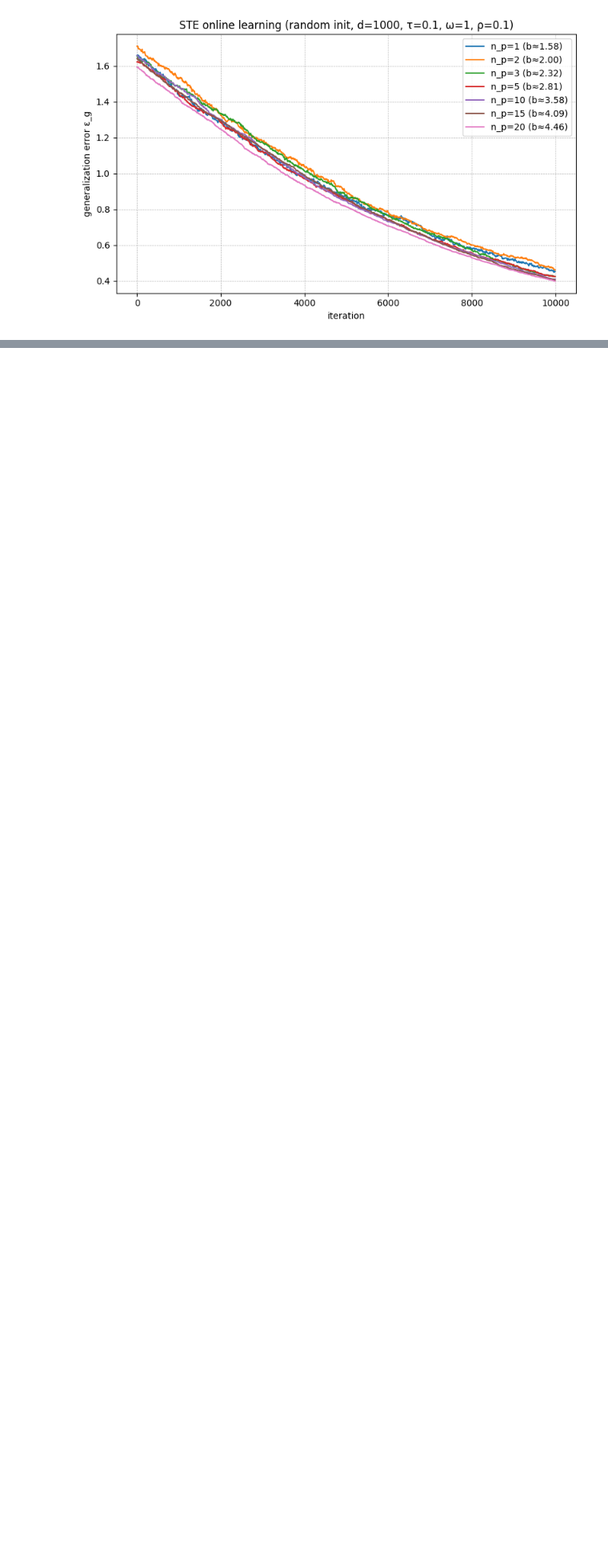
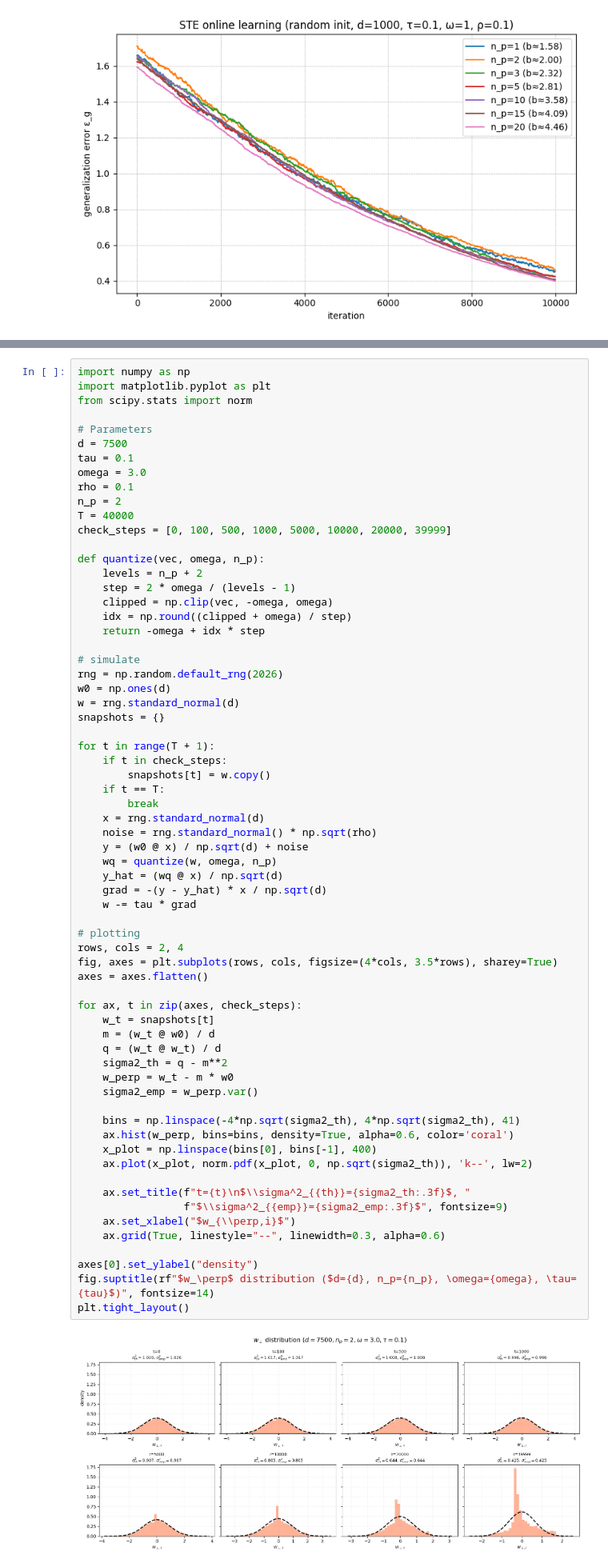
Before and after one commit to Yuma-Ichikawa/statphys-quant, a Jupyter notebook: numerical-experiment.ipynb, the cells around one changed output, grey strips where cells are left out. Shown at 80% size. Saved outputs shown, nothing was run; the diff lists cells and outputs as text; blank space fills up the shorter version.

```diff
--- a/numerical-experiment.ipynb
+++ b/numerical-experiment.ipynb
@@ -314,0 +317,68 @@ plt.show()
+# %%
+import numpy as np
+import matplotlib.pyplot as plt
+from scipy.stats import norm
+
+# Parameters
+d = 7500
+tau = 0.1
+omega = 3.0
+rho = 0.1
+n_p = 2
+T = 40000
+check_steps = [0, 100, 500, 1000, 5000, 10000, 20000, 39999]
+
+def quantize(vec, omega, n_p):
+    levels = n_p + 2
+    step = 2 * omega / (levels - 1)
+    clipped = np.clip(vec, -omega, omega)
+    idx = np.round((clipped + omega) / step)
+    return -omega + idx * step
+
+# simulate
+rng = np.random.default_rng(2026)
+w0 = np.ones(d)
+w = rng.standard_normal(d)
+snapshots = {}
+
+for t in range(T + 1):
+    if t in check_steps:
+        snapshots[t] = w.copy()
+    if t == T:
+        break
+    x = rng.standard_normal(d)
+    noise = rng.standard_normal() * np.sqrt(rho)
+    y = (w0 @ x) / np.sqrt(d) + noise
+    wq = quantize(w, omega, n_p)
+    y_hat = (wq @ x) / np.sqrt(d)
+    grad = -(y - y_hat) * x / np.sqrt(d)
+    w -= tau * grad
+
+# plotting
+rows, cols = 2, 4
+fig, axes = plt.subplots(rows, cols, figsize=(4*cols, 3.5*rows), sharey=True)
+axes = axes.flatten()
+
+for ax, t in zip(axes, check_steps):
+    w_t = snapshots[t]
+    m = (w_t @ w0) / d
+    q = (w_t @ w_t) / d
+    sigma2_th = q - m**2
+    w_perp = w_t - m * w0
+    sigma2_emp = w_perp.var()
+
+    bins = np.linspace(-4*np.sqrt(sigma2_th), 4*np.sqrt(sigma2_th), 41)
+    ax.hist(w_perp, bins=bins, density=True, alpha=0.6, color='coral')
+    x_plot = np.linspace(bins[0], bins[-1], 400)
+    ax.plot(x_plot, norm.pdf(x_plot, 0, np.sqrt(sigma2_th)), 'k--', lw=2)
+
+    ax.set_title(f"t={t}\n$\\sigma^2_{{th}}={sigma2_th:.3f}$, "
+                 f"$\\sigma^2_{{emp}}={sigma2_emp:.3f}$", fontsize=9)
+    ax.set_xlabel("$w_{\\perp,i}$")
+    ax.grid(True, linestyle="--", linewidth=0.3, alpha=0.6)
+
+axes[0].set_ylabel("density")
+fig.suptitle(rf"$w_\perp$ distribution ($d={d}, n_p={n_p}, \omega={omega}, \tau={tau}$)", fontsize=14)
+plt.tight_layout()
+# %% [output]
+[figure, added]
```
Also changed, not shown: parts of 7 cells of this notebook.
